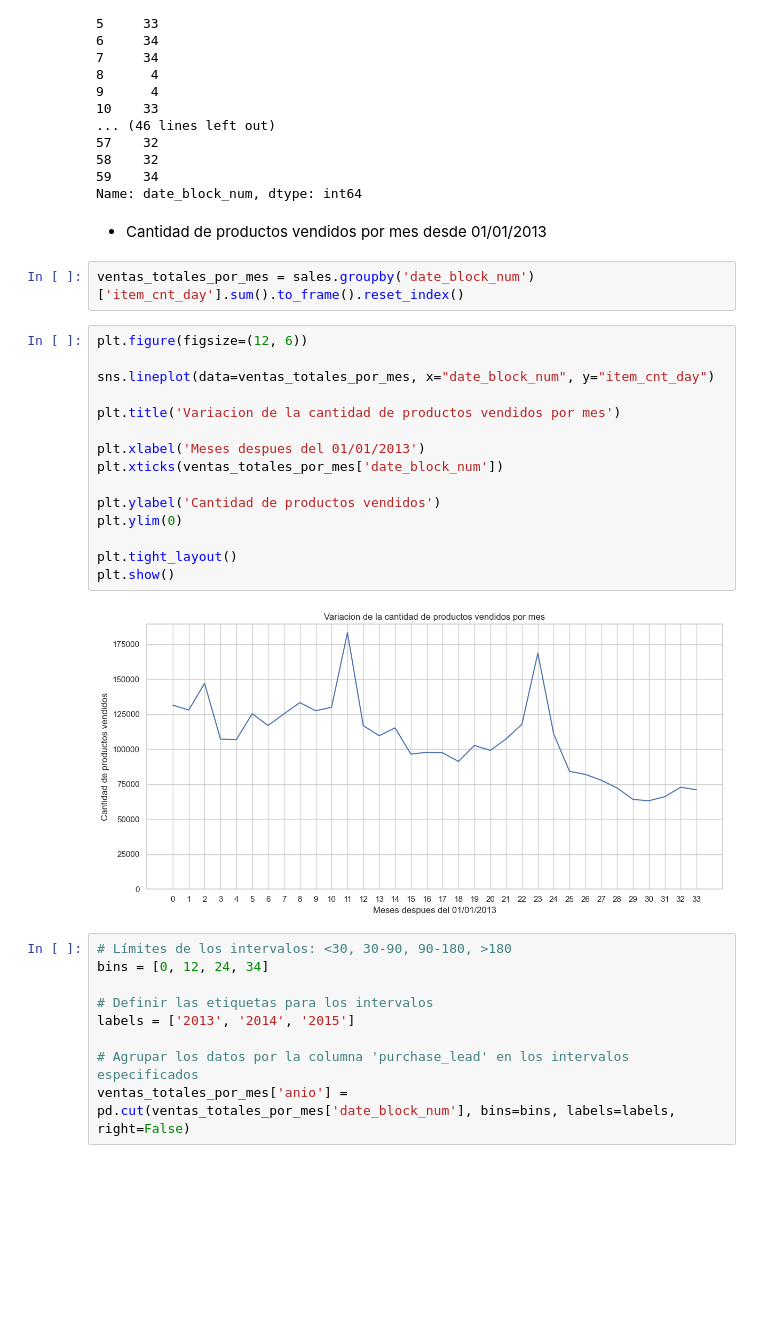
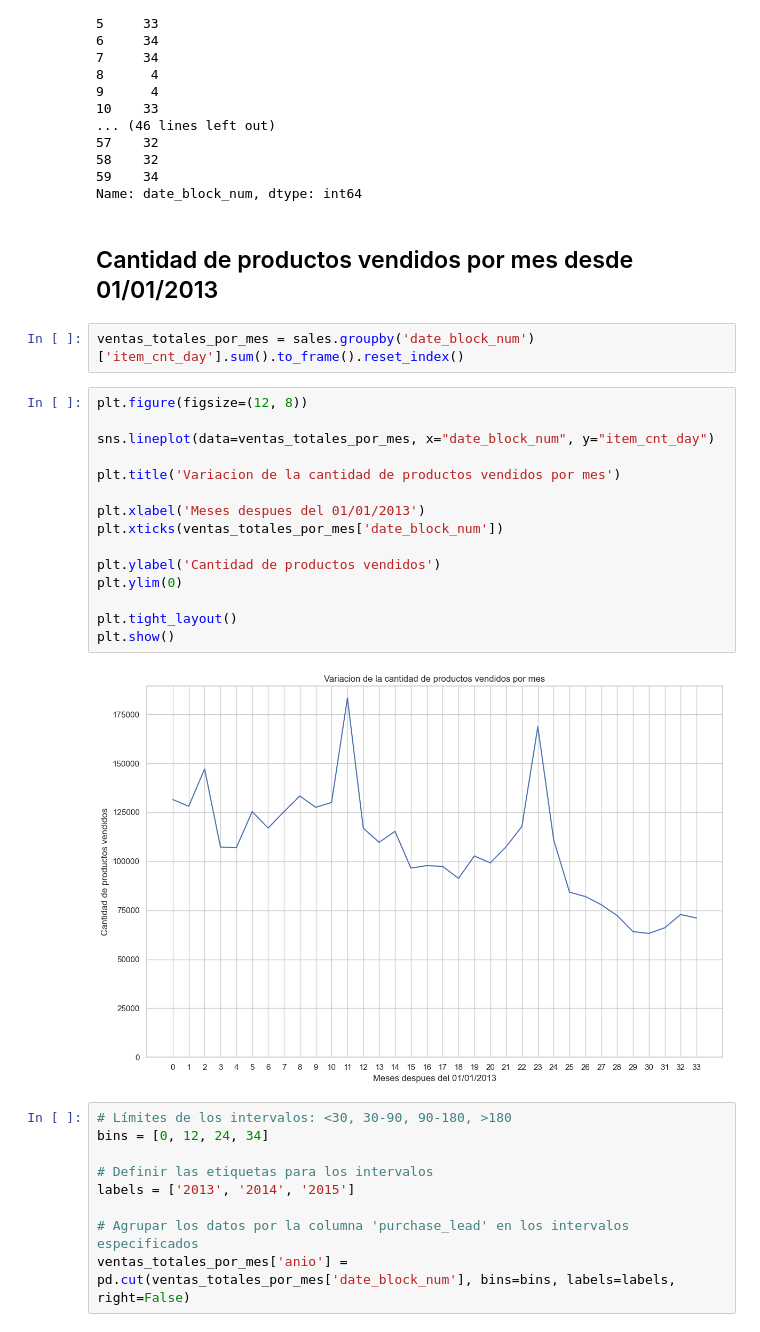
Before and after one commit to agpelliciari/TP2-Organizacion-De-Datos, a Jupyter notebook: TP2.ipynb, the cells around one changed output. Saved outputs shown, nothing was run; the diff lists cells and outputs as text; blank space fills up the shorter version.

```diff
--- a/TP2.ipynb
+++ b/TP2.ipynb
@@ -188,26 +188,26 @@ shop_id
 59    34
 Name: date_block_num, dtype: int64
 # %% [markdown]
-- Cantidad de productos vendidos por mes desde 01/01/2013
+## Cantidad de productos vendidos por mes desde 01/01/2013
 # %%
 ventas_totales_por_mes = sales.groupby('date_block_num')['item_cnt_day'].sum().to_frame().reset_index()
 # %%
-plt.figure(figsize=(12, 6))
+plt.figure(figsize=(12, 8))
 
 sns.lineplot(data=ventas_totales_por_mes, x="date_block_num", y="item_cnt_day")
 
 plt.title('Variacion de la cantidad de productos vendidos por mes')
 
 plt.xlabel('Meses despues del 01/01/2013')
 plt.xticks(ventas_totales_por_mes['date_block_num'])
 
 plt.ylabel('Cantidad de productos vendidos')
 plt.ylim(0)
 
 plt.tight_layout()
 plt.show()
 # %% [output]
-[figure, old version]
+[figure, new version]
 # %%
 # Límites de los intervalos: <30, 30-90, 90-180, >180
 bins = [0, 12, 24, 34]
```
Also changed, not shown: parts of 35 cells of this notebook, 5 other files.
